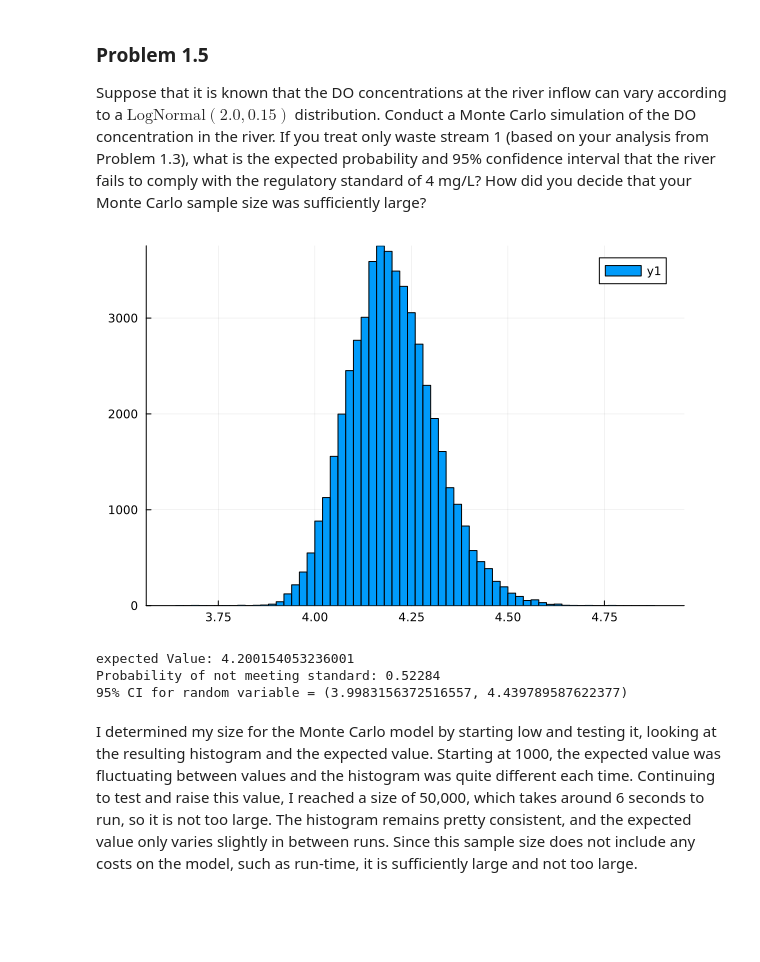
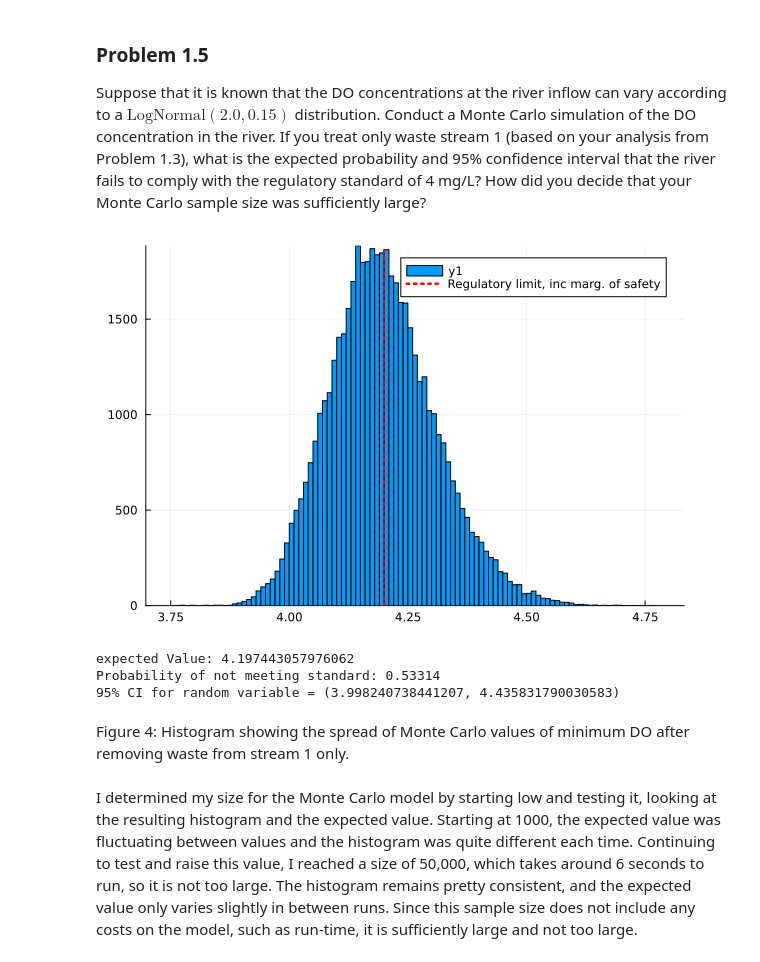
Before and after one commit to BEE4750-FA25/hw3-ellasandwich, a Jupyter notebook: hw03.ipynb, the cells around one changed output. Cells and saved outputs as stored; diff of their text form; code cells hidden in the pictures; blank space fills up the shorter version.

```diff
--- a/hw03.ipynb
+++ b/hw03.ipynb
@@ -176,13 +171,13 @@ kn = 0.25
 ka = 0.55
 U = 6
 Cs = 10
-# percentage removal
-p = 0.287
+# percentage removal, through guess-and-check
+p = 0.277
 # Target DO: 4.2 mg/L
 
 C_x = []
 ### Analytic Model, initial C0,B0,and N0
-C0 = (100000*7.5+10000*5*(1-p))/(110000)
+C0 = (100000*7.5+10000*5)/(110000)
 B0 = (100000*5+10000*50*(1-p))/(110000)
 N0 = (100000*5+10000*35*(1-p))/(110000)
 # first 15m, before 2nd discharge
@@ -203,7 +198,7 @@ C_0 = (110000*C_x[16]+15000*5)/(125000)
 B_0 = (110000*B0*exp(-kc*15/U)+15000*45)/(125000)
 N_0 = (110000*N0*exp(-kn*15/U)+15000*35)/(125000)
 
-# remaining 35 m (m15-m50) after 2nd discharge
+# remaining 35 m (m16-m50) after 2nd discharge
 for i in 16:50
     x = i-15
     a1 = exp(-ka*x/U)
@@ -229,7 +226,7 @@ ka = 0.55
 U = 6
 Cs = 10
 # percentage removal
-p = 0.267
+p = 0.219
 # Target DO: 4.2 mg/L
 
 C_x = []
@@ -247,11 +244,11 @@ for i in 0:15
 end
 
 # now, initial vars considering first discharge for 2nd
-C_0 = (110000*C_x[16]+15000*5*(1-p))/(125000)
+C_0 = (110000*C_x[16]+15000*5)/(125000)
 B_0 = (110000*B0*exp(-kc*15/U)+15000*45*(1-p))/(125000)
 N_0 = (110000*N0*exp(-kn*15/U)+15000*35*(1-p))/(125000)
 
-# remaining 35 m (m15-m50) after 2nd discharge
+# remaining 35 m (m16-m50) after 2nd discharge
 for i in 16:50
     x = i-15
     a1 = exp(-ka*x/U)
@@ -297,7 +296,7 @@ ka = 0.55
 U = 6
 Cs = 10
 # percentage removal
-p = 0.287
+p = 0.277
 # Target DO: 4.2 mg/L
 min_array = []
 inflow = LogNormal(2, 0.15)
@@ -308,7 +307,7 @@ in = rand(inflow, len)
 for i in 1:length(in)
     C_x = []
     ### Analytic Model, initial C0,B0,and N0
-    C0 = (100000*in[i]+10000*5*(1-p))/(110000)
+    C0 = (100000*in[i]+10000*5)/(110000)
     B0 = (100000*5+10000*50*(1-p))/(110000)
     N0 = (100000*5+10000*35*(1-p))/(110000)
     # first 15m, before 2nd discharge
@@ -324,7 +323,7 @@ for i in 1:length(in)
     B_0 = (110000*B0*exp(-kc*15/U)+15000*45)/(125000)
     N_0 = (110000*N0*exp(-kn*15/U)+15000*35)/(125000)
 
-    # remaining 35 m (m15-m50) after 2nd discharge
+    # remaining 35 m (m16-m50) after 2nd discharge
     for i in 16:50
         x = i-15
         a1 = exp(-ka*x/U)
@@ -332,37 +331,40 @@ for i in 1:length(in)
         a3 = (kn/(ka-kn))*(exp(-kn*x/U)-exp(-ka*x/U))
         Cx = Cs*(1-a1) + C_0*a1 - B_0*a2 - N_0*a3
         push!(C_x, Cx)
     end
     min_SP = minimum(C_x)
     push!(min_array, min_SP)
 end
 # Plot histogram as sanity check
 x = [0:len]
 ave = mean(min_array)
 pl = histogram(x, min_array, bins=100)
+vline!([4.2], linestyle=:dot, linewidth = 2.5, label="Regulatory limit, inc marg. of safety", color = "red")
 display(pl)
 println("expected Value: $ave")
 # Calculate Probability
 no = 0
 yes = 0
 for i in 1:length(min_array)
     if min_array[i]<4.2
         no = no + 1
     else
         yes = yes + 1
     end
 end
 # probability
 prob = no / (yes+no)
 println("Probability of not meeting standard: $prob")
 a = 0.05
 ci = (quantile(min_array, a/2), quantile(min_array, 1 - a/2))
 println("95% CI for random variable = $ci")
 # %% [output]
-[figure, old version]
+[figure, new version]
-expected Value: 4.200154053236001
-Probability of not meeting standard: 0.52284
-95% CI for random variable = (3.9983156372516557, 4.439789587622377)
+expected Value: 4.197443057976062
+Probability of not meeting standard: 0.53314
+95% CI for random variable = (3.998240738441207, 4.435831790030583)
+# %% [markdown]
+Figure 4: Histogram showing the spread of Monte Carlo values of minimum DO after removing waste from stream 1 only.
 # %% [markdown]
 I determined my size for the Monte Carlo model by starting low and testing it, looking at the resulting histogram and the expected value. Starting at 1000, the expected value was fluctuating between values and the histogram was quite different each time. Continuing to test and raise this value, I reached a size of 50,000, which takes around 6 seconds to run, so it is not too large. The histogram remains pretty consistent, and the expected value only varies slightly in between runs. Since this sample size does not include any costs on the model, such as run-time, it is sufficiently large and not too large.
 # %% [markdown]
```
Also changed, not shown: parts of 9 cells of this notebook.
